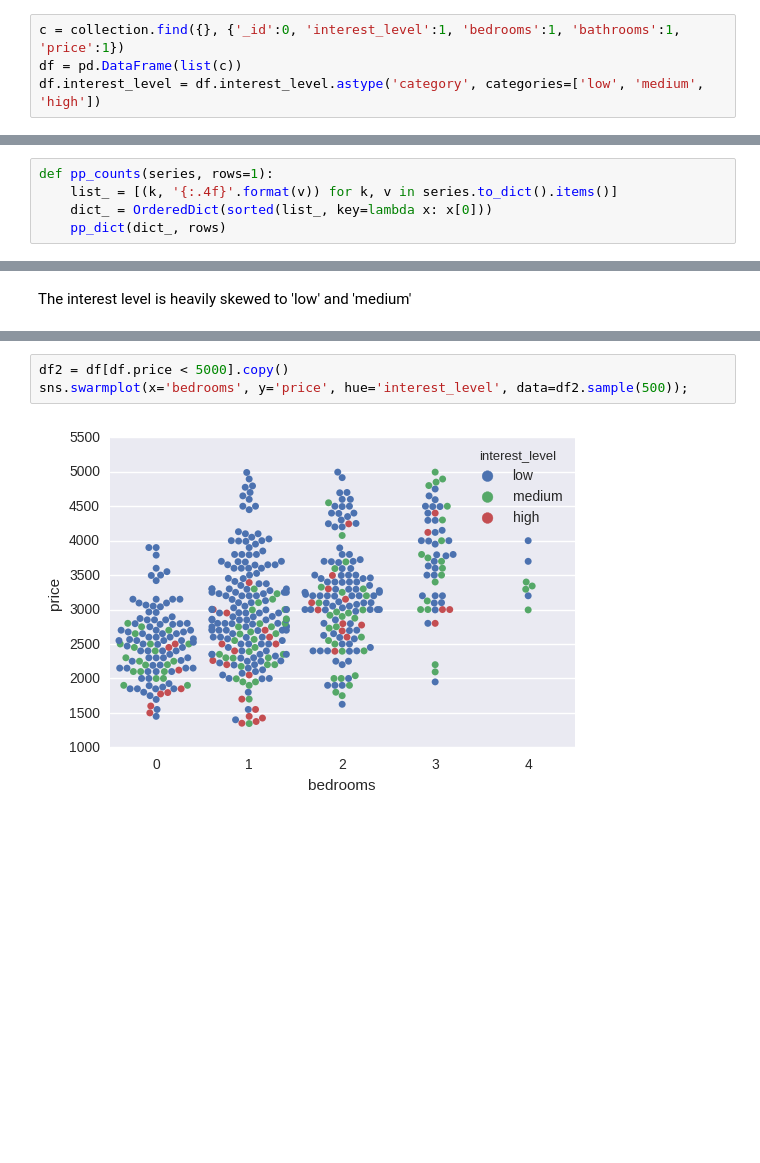
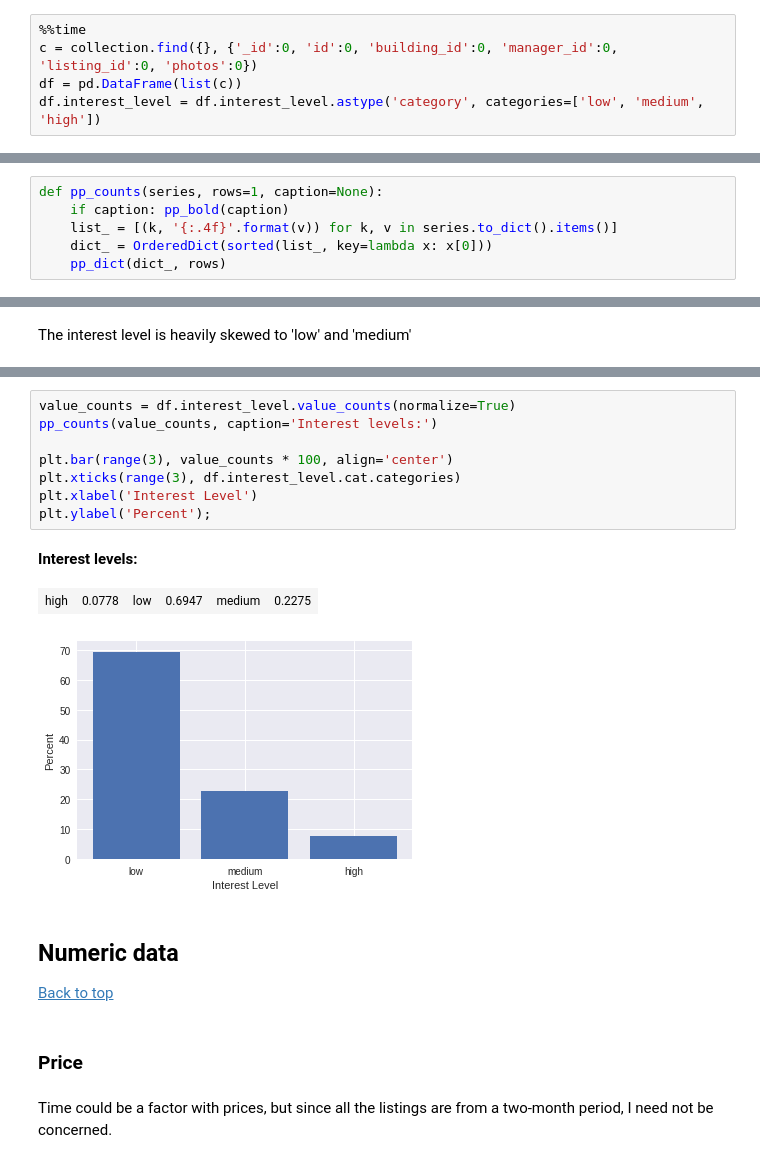
Before and after one commit to dextersealy/metis-projects, a Jupyter notebook: data_exploration.ipynb, the cells around one changed output, grey strips where cells are left out. Drawn from its saved outputs; the diff is of its cells as text; blank space fills up the shorter version.

```diff
--- a/data_exploration.ipynb
+++ b/data_exploration.ipynb
@@ -128,4 +154,5 @@ import matplotlib.pyplot as plt
 # %%
-c = collection.find({}, {'_id':0, 'interest_level':1, 'bedrooms':1, 'bathrooms':1, 'price':1})
+%%time
+c = collection.find({}, {'_id':0, 'id':0, 'building_id':0, 'manager_id':0, 'listing_id':0, 'photos':0})
 df = pd.DataFrame(list(c))
 df.interest_level = df.interest_level.astype('category', categories=['low', 'medium', 'high'])
@@ -132,5 +164,6 @@ df.interest_level = df.interest_level.astype('category', categories=['low', 'med
 # %%
-def pp_counts(series, rows=1):
+def pp_counts(series, rows=1, caption=None):
+    if caption: pp_bold(caption)
     list_ = [(k, '{:.4f}'.format(v)) for k, v in series.to_dict().items()]
     dict_ = OrderedDict(sorted(list_, key=lambda x: x[0]))
     pp_dict(dict_, rows)
@@ -221,5 +221,19 @@ fig.tight_layout()
-# %%
-df2 = df[df.price < 5000].copy()
-sns.swarmplot(x='bedrooms', y='price', hue='interest_level', data=df2.sample(500));
-# %% [output]
-[figure, removed]
+# %%
+value_counts = df.interest_level.value_counts(normalize=True)
+pp_counts(value_counts, caption='Interest levels:')
+
+plt.bar(range(3), value_counts * 100, align='center')
+plt.xticks(range(3), df.interest_level.cat.categories)
+plt.xlabel('Interest Level')
+plt.ylabel('Percent');
+# %% [output]
+Interest levels:
+| high | 0.0778 | low | 0.6947 | medium | 0.2275 |
+[figure, added]
+# %% [markdown]
+## Numeric data
+[Back to top](#Sections)
+# %% [markdown]
+### Price
+# %% [markdown]
+Time could be a factor with prices, but since all the listings are from a two-month period, I need not be concerned.
```
Also changed, not shown: parts of 135 cells of this notebook.
